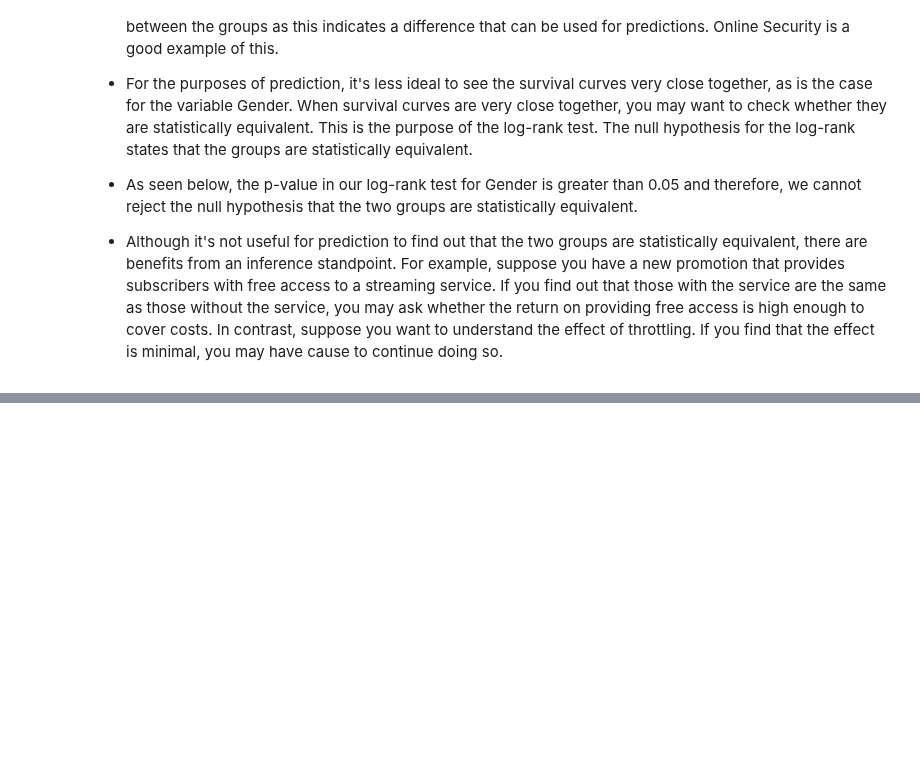
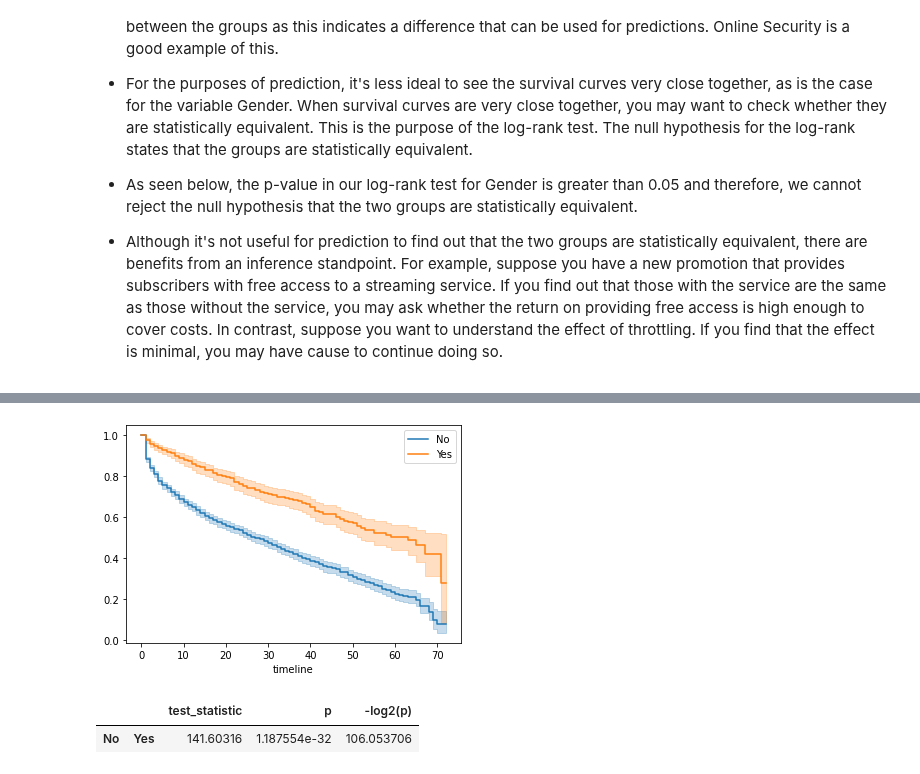
Before and after one commit to suvigyajain0101/CaseStudies, a Jupyter notebook: SurvivalAnalysis/02_KaplanMeier.ipynb, the cells around one changed output, grey strips where cells are left out. Cells and saved outputs as stored; diff of their text form; code cells hidden in the pictures; blank space fills up the shorter version.

```diff
--- a/SurvivalAnalysis/02_KaplanMeier.ipynb
+++ b/SurvivalAnalysis/02_KaplanMeier.ipynb
@@ -106,0 +129,9 @@ kmf.median_survival_time_
+# %%
+plot_km('OnlineSecurity')
+# %% [output]
+[figure, added]
+# %%
+print_logrank('OnlineSecurity')
+# %% [output]
+|  |  | test_statistic | p | -log2(p) |
+| No | Yes | 141.60316 | 1.187554e-32 | 106.053706 |
```
Also changed, not shown: parts of 3 cells of this notebook.
